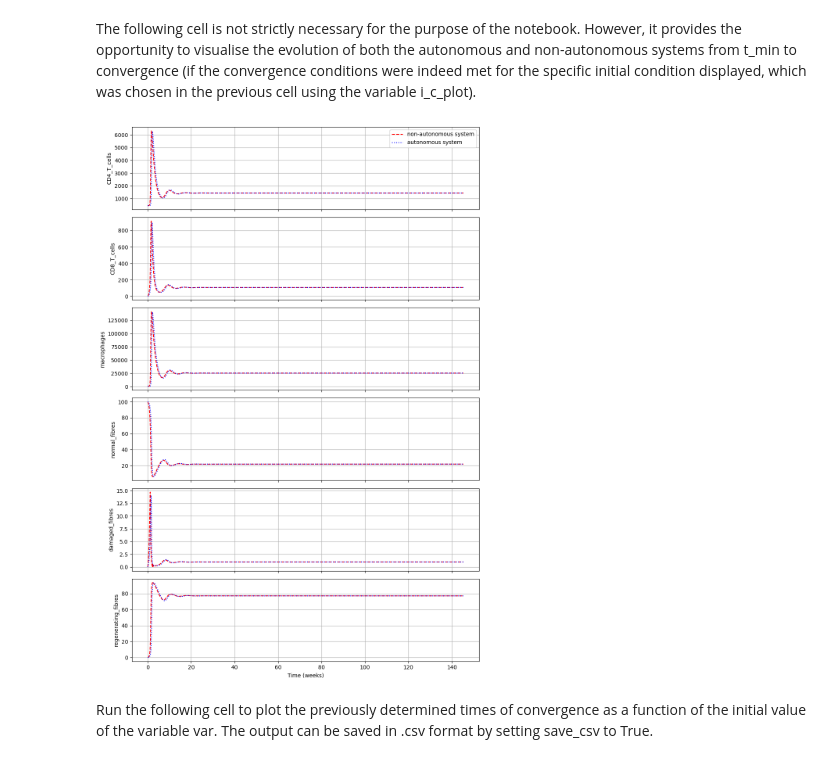
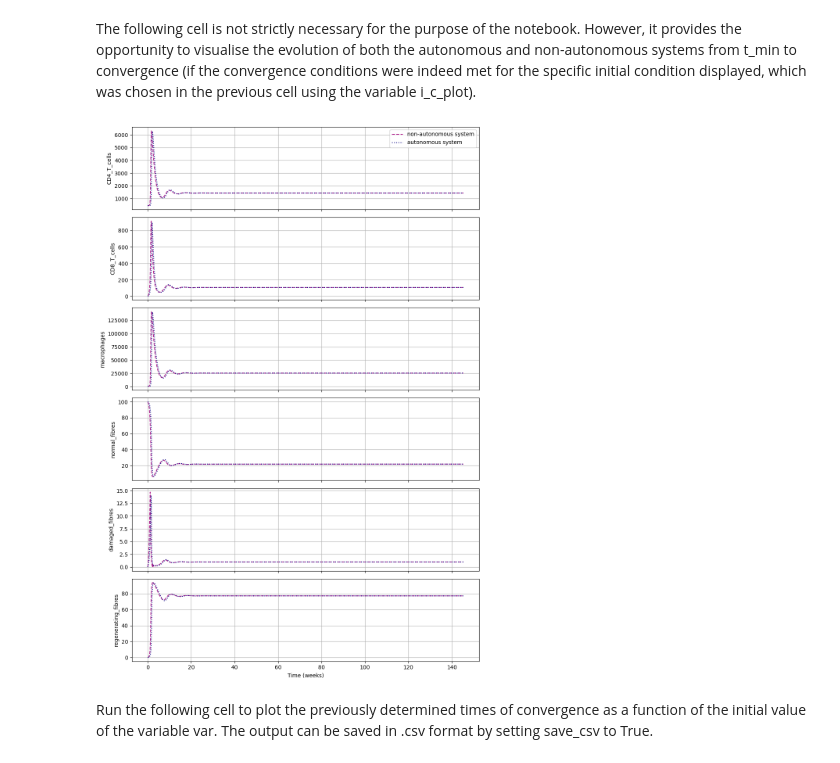
Before and after one commit to Nigritella/thesis_DMD, a Jupyter notebook: stationary_time/stationary_time.ipynb, the cells around one changed output. Cells and saved outputs as stored; diff of their text form; code cells hidden in the pictures.

```diff
--- a/stationary_time/stationary_time.ipynb
+++ b/stationary_time/stationary_time.ipynb
@@ -146,7 +146,7 @@ num_samples = [101, 101, 101, 101, 101, 101]
 var = 'H'
 is_percentage = is_muscle_tissue(var)
 
-n_vars = 6
+N_VARS = 6
 labels = ['CD4_T_cells', 'CD8_T_cells', 'macrophages', 'normal_fibres', 'damaged_fibres', 'regenerating_fibres']
 var_map = {
     'H': 0,
@@ -318,31 +318,34 @@ The following cell is not strictly necessary for the purpose of the notebook. Ho
 # %%
 '''Since we only want to stop plotting at time_convergence, the output from the subsequent steps must be discarded;
 this is the reason why all lists are sliced.'''
 if i_c_plot in working_indexes:
     t_plot = time_steps[:index + 1]
 
     first_cell_ev = [H_values[:index + 1], C_values[:index + 1], M_values[:index + 1], N_values[:index + 1], D_values[:index + 1], R_values[:index + 1]]
     first_cell_ev_a = [H_values_a[:index + 1], C_values_a[:index + 1], M_values_a[:index + 1], N_values_a[:index + 1], D_values_a[:index + 1], R_values_a[:index + 1]]
 
-    fig, axes = plt.subplots(n_vars, 1, figsize=(10, 15), sharex=True)
+    fig, axes = plt.subplots(N_VARS, 1, figsize=(10, 15), sharex=True)
 
-    for i in range(n_vars):
-        axes[i].plot(t_plot, first_cell_ev[i], label='non-autonomous system', color='r', linestyle='--')
-        axes[i].plot(t_plot, first_cell_ev_a[i], label='autonomous system', color='b', linestyle=':')
+    cmap = plt.cm.plasma
+    colors = cmap(np.linspace(0., 0.4, 2))
+    color_1 = colors[1]
+    color_2 = colors[0]
+
+    for i in range(N_VARS):
+        axes[i].plot(t_plot, first_cell_ev[i], label='non-autonomous system', color=color_1, linestyle='--')
+        axes[i].plot(t_plot, first_cell_ev_a[i], label='autonomous system', color=color_2, linestyle=':')
         axes[i].set_ylabel(labels[i])
         axes[i].grid(True)
 
     axes[-1].set_xlabel('Time (weeks)')
     axes[0].legend()
 
     plt.tight_layout()
     plt.subplots_adjust(top=0.95)
 
-    #plt.savefig('until_convergence_autonomous_vs_non')
-
     plt.show()
 # %% [output]
-[figure, old version]
+[figure, new version]
 # %% [markdown]
 Run the following cell to plot the previously determined times of convergence as a function of the initial value of the variable var. The output can be saved in .csv format by setting save_csv to True.
 # %%
```
Also changed, not shown: parts of 1 cell of this notebook.
